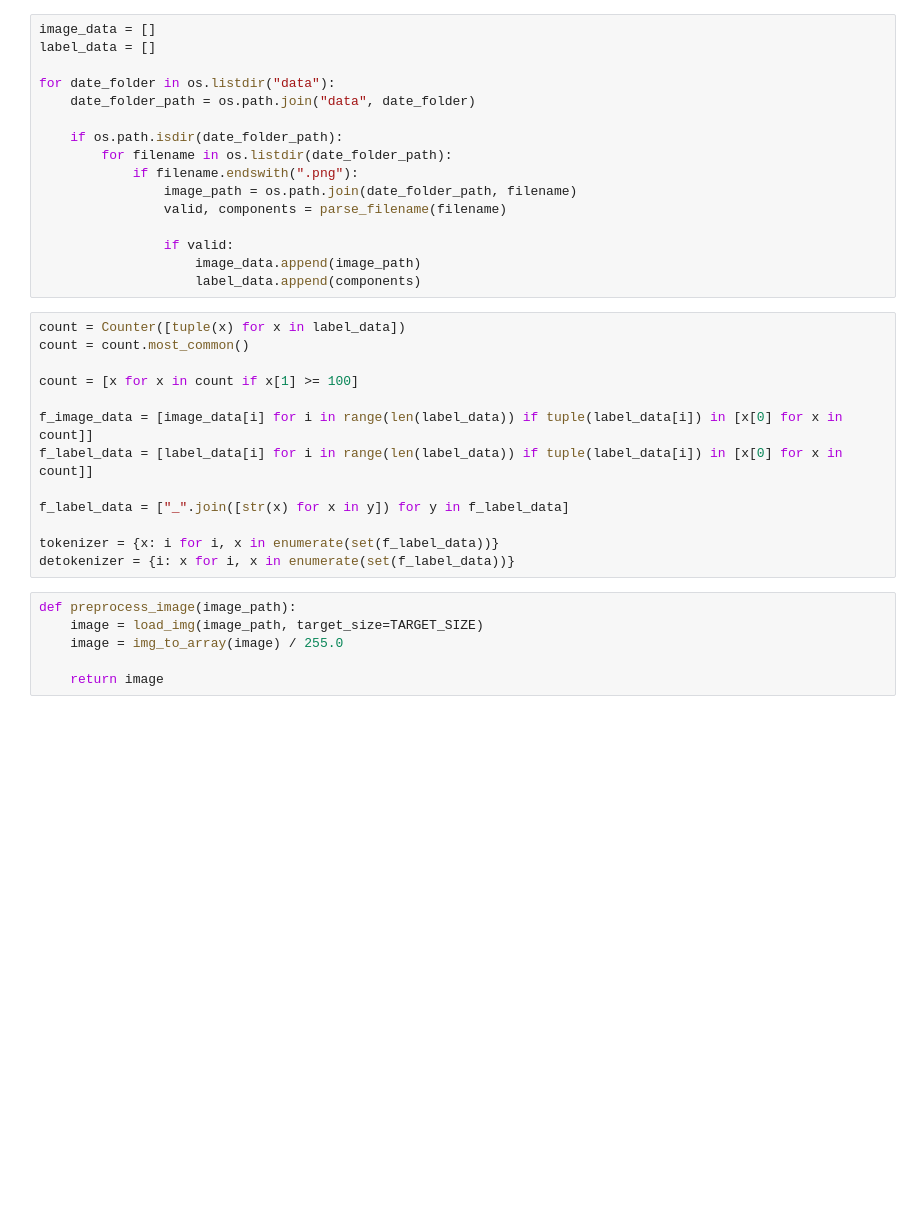
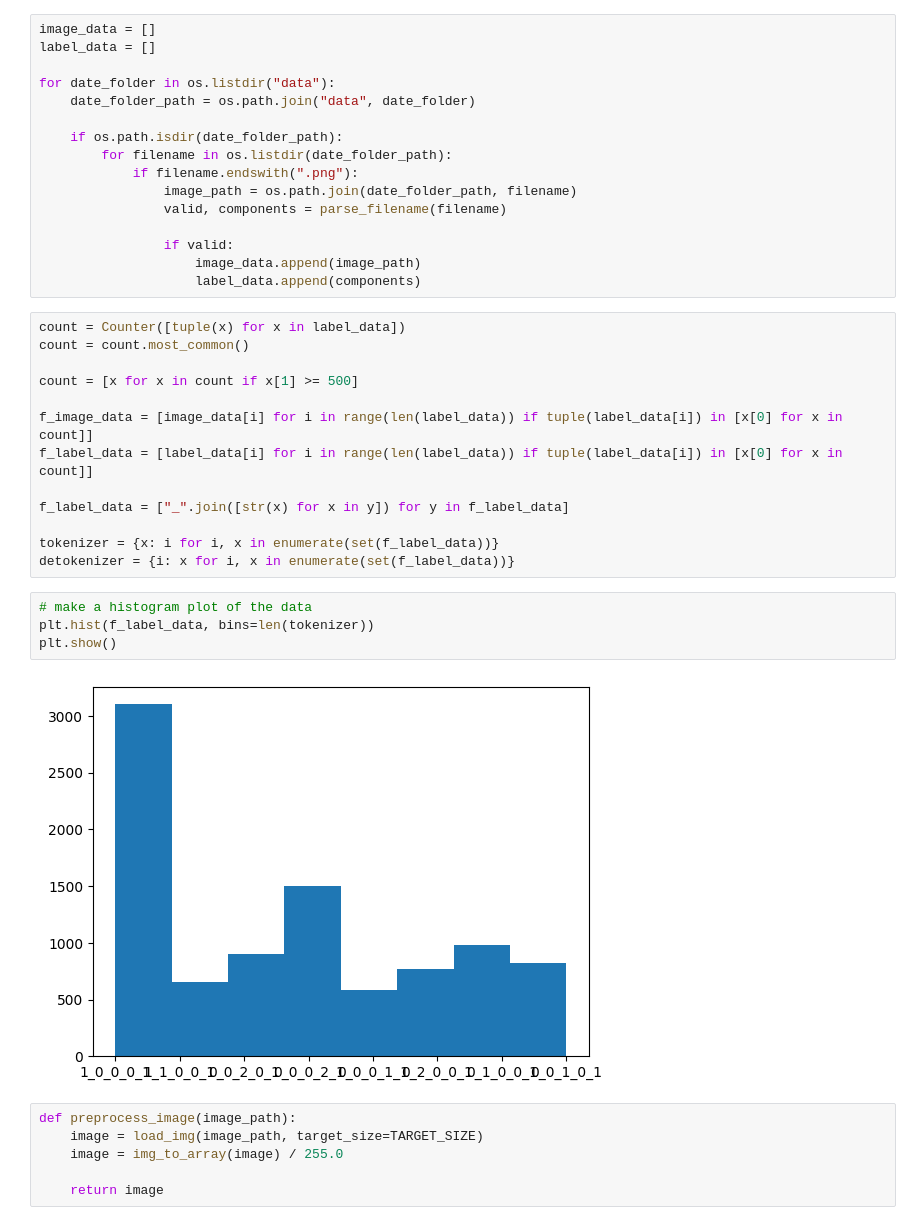
Before and after one commit to acuaroo/ai-plays-drone-soccer, a Jupyter notebook: model.ipynb, the cells around one changed output. Saved outputs shown, nothing was run; the diff lists cells and outputs as text; blank space fills up the shorter version.

```diff
--- a/model.ipynb
+++ b/model.ipynb
@@ -57,7 +57,7 @@ for date_folder in os.listdir("data"):
 count = Counter([tuple(x) for x in label_data])
 count = count.most_common()
 
-count = [x for x in count if x[1] >= 100]
+count = [x for x in count if x[1] >= 500]
 
 f_image_data = [image_data[i] for i in range(len(label_data)) if tuple(label_data[i]) in [x[0] for x in count]]
 f_label_data = [label_data[i] for i in range(len(label_data)) if tuple(label_data[i]) in [x[0] for x in count]]
@@ -66,6 +66,12 @@ f_label_data = ["_".join([str(x) for x in y]) for y in f_label_data]
 
 tokenizer = {x: i for i, x in enumerate(set(f_label_data))}
 detokenizer = {i: x for i, x in enumerate(set(f_label_data))}
+# %%
+# make a histogram plot of the data
+plt.hist(f_label_data, bins=len(tokenizer))
+plt.show()
+# %% [output]
+[figure, added]
 # %%
 def preprocess_image(image_path):
     image = load_img(image_path, target_size=TARGET_SIZE)
```
Also changed, not shown: parts of 8 cells of this notebook.
